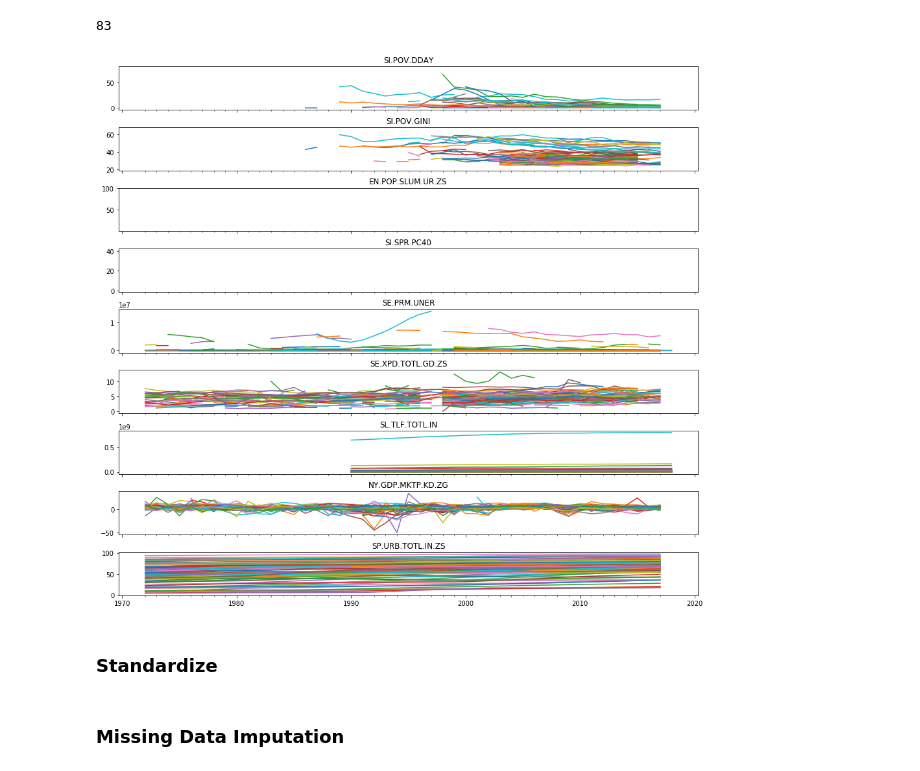
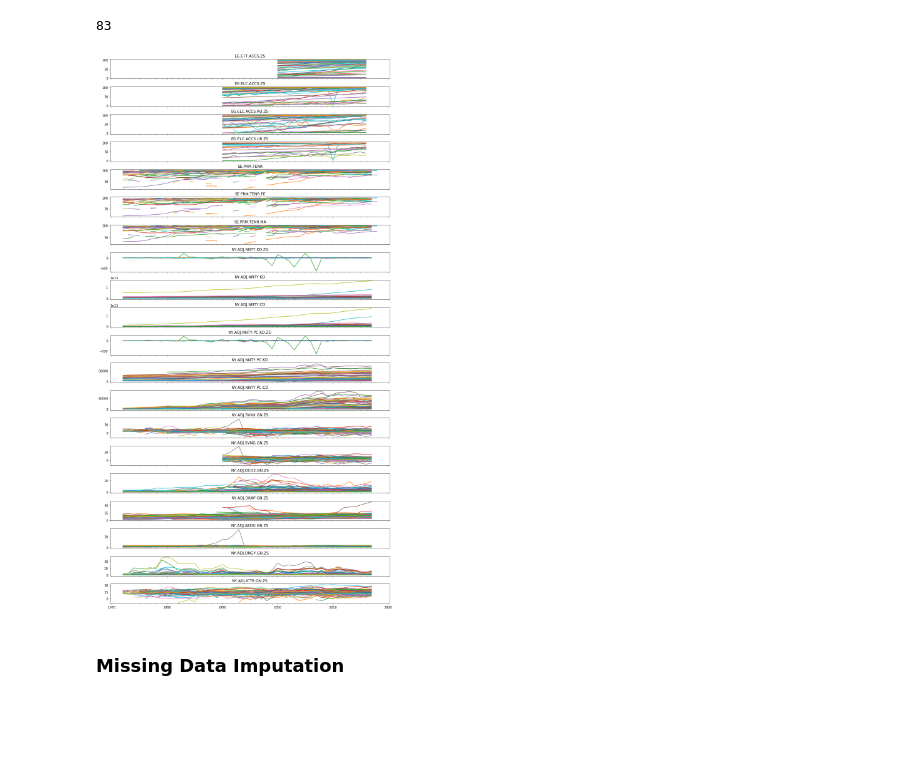
Before and after one commit to FergusOBoyle/sustainable-dev-goals-forecasting, a Jupyter notebook: notebooks/linear_regression_predictor.ipynb, the cells around one changed output. Cells and saved outputs as stored; diff of their text form; code cells hidden in the pictures; blank space fills up the shorter version.

```diff
--- a/notebooks/linear_regression_predictor.ipynb
+++ b/notebooks/linear_regression_predictor.ipynb
@@ -19,6 +19,16 @@ data = pd.read_pickle(input_dir + data_input)
 # %%
 target = 'SI.POV.DDAY'
 predict_year=2010
+#percent of input Indicators to use (set to 100 for f)
+
+percent = 100
+# %%
+# Reduce the size of the input data using the 'percent' global
+#This facilitates speedy interations
+num_indicators = int((percent/100) * data.shape[1])
+data_new = data.iloc[:,:num_indicators].copy()
+data_new['SI.POV.DDAY'] = data['SI.POV.DDAY']
+data = data_new
 # %% [markdown]
 ### Multicountry plot across all 9 independent variables and the dependent variable (SI.POV.DDAY)
 
@@ -38,24 +48,22 @@ len(data.index.levels[0])
 # %%
 #Create a list of coutries to be plotted in the summary plot below
 countries = list(data.index.levels[0])
 
 #pyplot.figure(figsize=(16, 20))
-inputs = list(data.columns)
+inputs = list(data.iloc[:,:20].columns)
 
-fig, axes = plt.subplots(len(inputs), 1, sharex=True ,figsize=(16, 15))
+fig, axes = plt.subplots(len(inputs), 1, sharex=True ,figsize=(16, 32))
 
 for i in range(len(inputs)):
     axes[i].set_xticks(list(range(1972,2018)), minor=True)
     axes[i].set_title(inputs[i])
     #ax.set_yticklabels([])
     column = inputs[i]
     for country in countries:
         values = data.loc[country][column].values
         axes[i].plot( list(range(1972,2019)), values)
 plt.subplots_adjust(wspace=0, hspace=0.4)
 #fig.invert_xaxis()
 #pyplot.show()
 # %% [output]
-[figure, old version]
+[figure, new version]
-# %% [markdown]
-### Standardize
```
Also changed, not shown: parts of 15 cells of this notebook.
